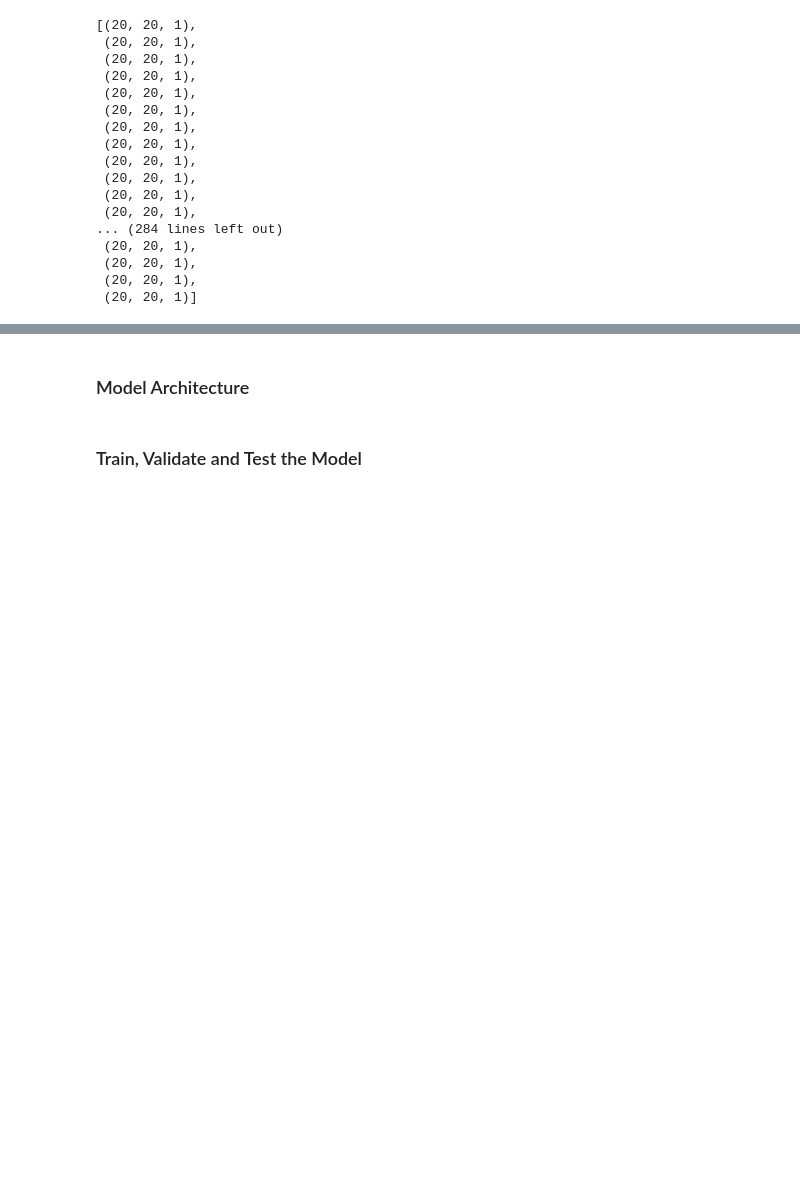
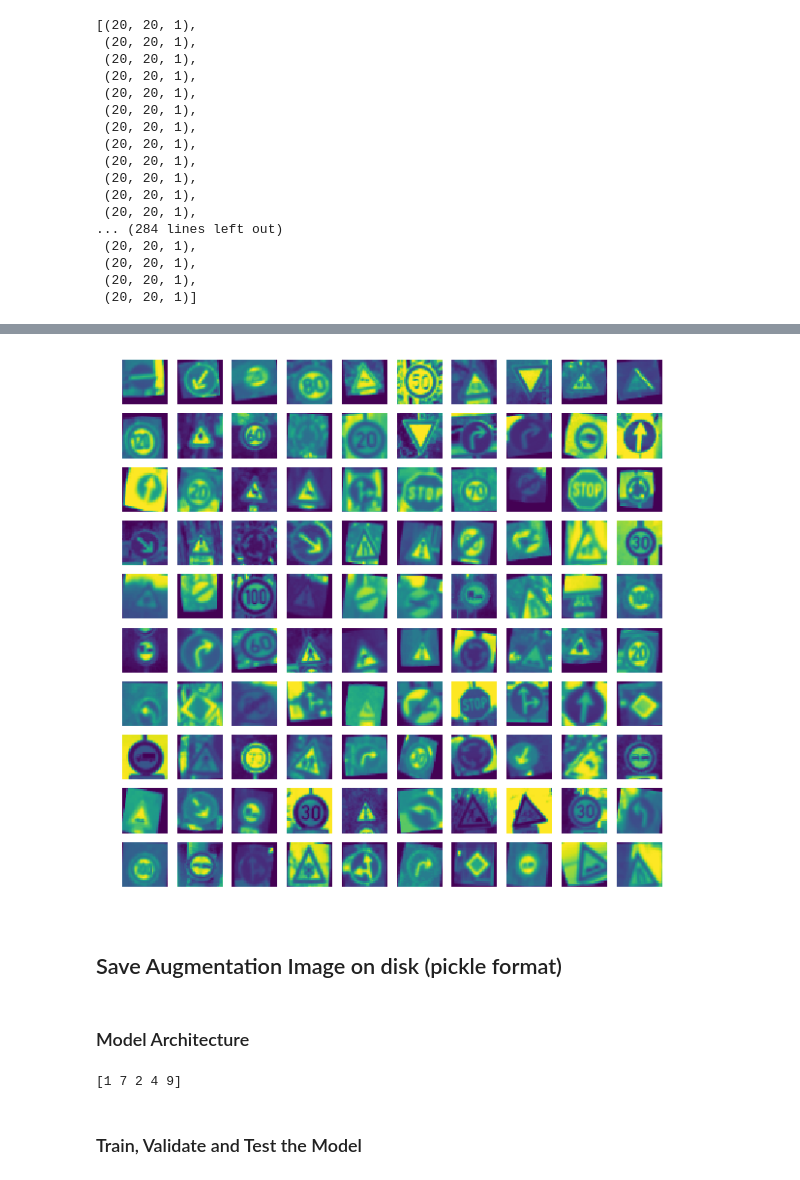
Before and after one commit to scrambleegg7/SelfCar, a Jupyter notebook: CarND-Traffic-Sign-Classifier-Project/Traffic_Sign_Classifier.ipynb, the cells around one changed output, grey strips where cells are left out. Drawn from its saved outputs; the diff is of its cells as text; code cells hidden in the pictures; blank space fills up the shorter version.

```diff
--- a/CarND-Traffic-Sign-Classifier-Project/Traffic_Sign_Classifier.ipynb
+++ b/CarND-Traffic-Sign-Classifier-Project/Traffic_Sign_Classifier.ipynb
@@ -454,0 +552,10 @@ array([30385, 24299, 13473, ..., 10760, 17126, 21411])
+# %%
+X_aug_gray_img = list( map(lambda im : getGrayScale(im) , X_aug_img_r[:]   ))
+X_aug_gray_img = np.array(X_aug_gray_img)
+imshape = X_aug_gray_img.shape
+X_aug_gray_img = X_aug_gray_img.reshape(imshape[0],imshape[1],imshape[2])
+imgProcCls.displayImage(X_aug_gray_img)
+# %% [output]
+[figure, added]
+# %% [markdown]
+## Save Augmentation Image on disk (pickle format) ##
@@ -457,3 +569,9 @@ array([30385, 24299, 13473, ..., 10760, 17126, 21411])
+# %%
+with tf.Session() as sess:
+    r = sess.run(r)
+    print(  np.argmax(r,axis=0)  )
+# %% [output]
+[1 7 2 4 9]
 # %%
 ### Define your architecture here.
 ### Feel free to use as many code cells as needed.
```
Also changed, not shown: parts of 29 cells of this notebook, 4 other files.
